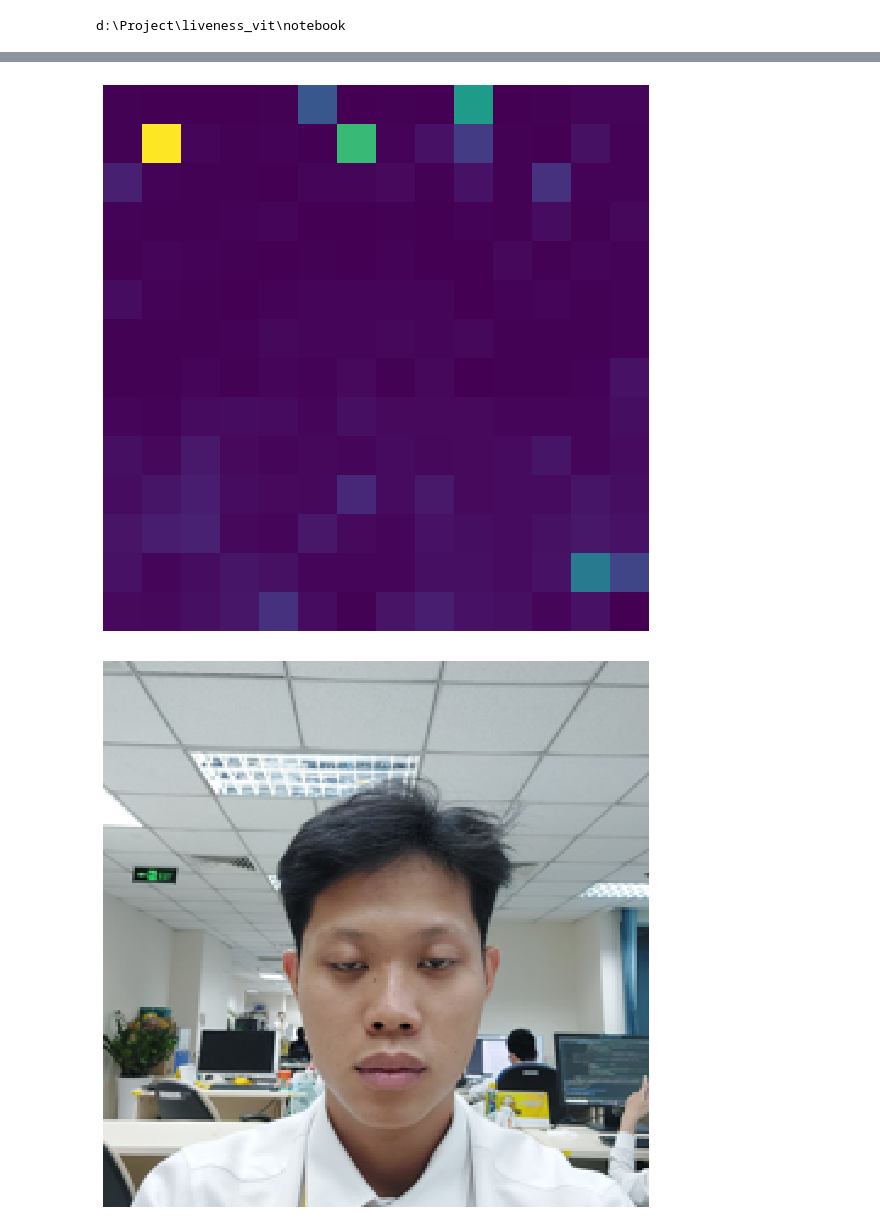
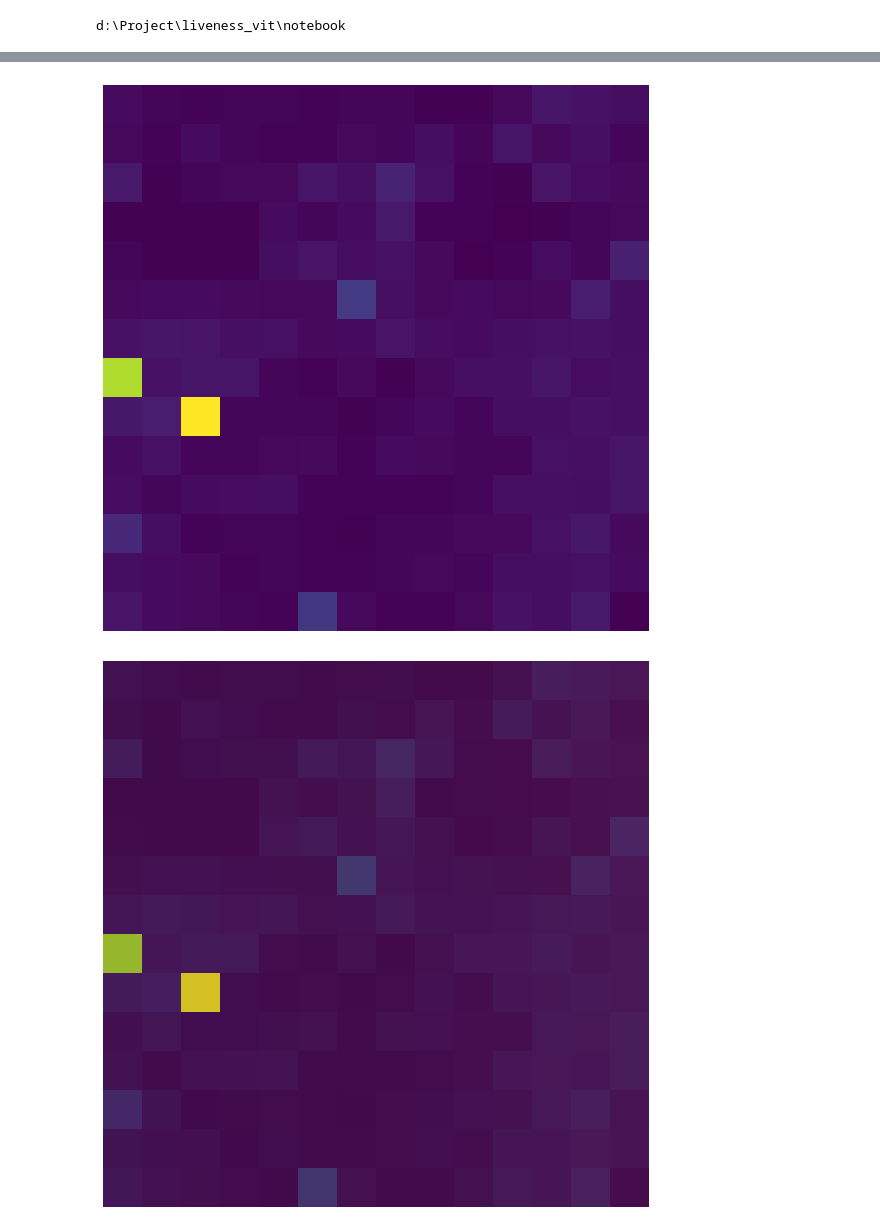
Before and after one commit to mrzaizai2k/liveness_vit, a Jupyter notebook: notebook/visualize_attention_map.ipynb, the cells around one changed output, grey strips where cells are left out. Drawn from its saved outputs; the diff is of its cells as text; code cells hidden in the pictures.

```diff
--- a/notebook/visualize_attention_map.ipynb
+++ b/notebook/visualize_attention_map.ipynb
@@ -68,15 +64,16 @@ def my_forward_wrapper(attn_obj):
         return x
     return my_forward
 # %%
-from src.Utils.utils import *
 
-model_dir = "models/liveness/weights/vit_teacher_new_config_siw.pth"
+model_dir = "models/liveness/weights/vit_teacher_tune_29_may.pth"
+img = Image.open('data/face_train/fake/siw/spoof_019-2-3-3-1_60.jpg')
+
 img_height = 224
 
 # Set device
-# device = "cuda" if torch.cuda.is_available() else "cpu"
-# print(f"Using {device} device")
-device ='cpu'
+device = "cuda" if torch.cuda.is_available() else "cpu"
+print(f"Using {device} device")
+# device ='cpu'
 
 
 # Load the ViT model with specified weights
@@ -96,27 +94,26 @@ data_config {'input_size': (3, 224, 224), 'interpolation': 'bicubic', 'mean': (0
 # %%
 map_size = int(np.sqrt(196))
 # %%
-img = Image.open('image_test/realtwo.jpg')
-x = to_tensor(img, device)
+x = transform_original(img).to(device)
 
 model.blocks[-1].attn.forward = my_forward_wrapper(model.blocks[-1].attn)
 
 y = model(x.unsqueeze(0))
-attn_map = model.blocks[-1].attn.attn_map.mean(dim=1).squeeze(0).detach()
+attn_map = model.blocks[-1].attn.attn_map.mean(dim=1).squeeze(0).detach().cpu()
 
 cls_attn_map = model.blocks[-1].attn.cls_attn_map.mean(dim=1)
 padding = (0, 1)  # (left, right) padding for the last dimension
 cls_attn_map_padded = F.pad(cls_attn_map, padding, mode='constant', value=0) # should pad so the sqrt(map_size) = input size
 
-cls_weight = cls_attn_map_padded.view(map_size,map_size).detach()
+cls_weight = cls_attn_map_padded.view(map_size,map_size).detach().cpu()
 
-img_resized = x.permute(1, 2, 0) * 0.5 + 0.5
-cls_resized = F.interpolate(cls_weight.view(1, 1, map_size,map_size), (224, 224), mode='bilinear').view(224, 224, 1)
+img_resized = x.permute(1, 2, 0).cpu() * 0.5 + 0.5
+cls_resized = F.interpolate(cls_weight.view(1, 1, map_size,map_size), (224, 224), mode='bicubic').view(224, 224, 1).cpu()
 
 
 show_img(img)
 show_img(attn_map)
 show_img(cls_weight)
-show_img(img_resized)
+# show_img(img_resized)
 show_img2(img_resized, cls_resized, alpha=0.8)
 # %% [output]
@@ -125,2 +122,2 @@ show_img2(img_resized, cls_resized, alpha=0.8)
-[figure, old version]
+[figure, new version]
-[figure, old version]
+[figure, new version]
```
Also changed, not shown: parts of 4 cells of this notebook, 5 other files.
